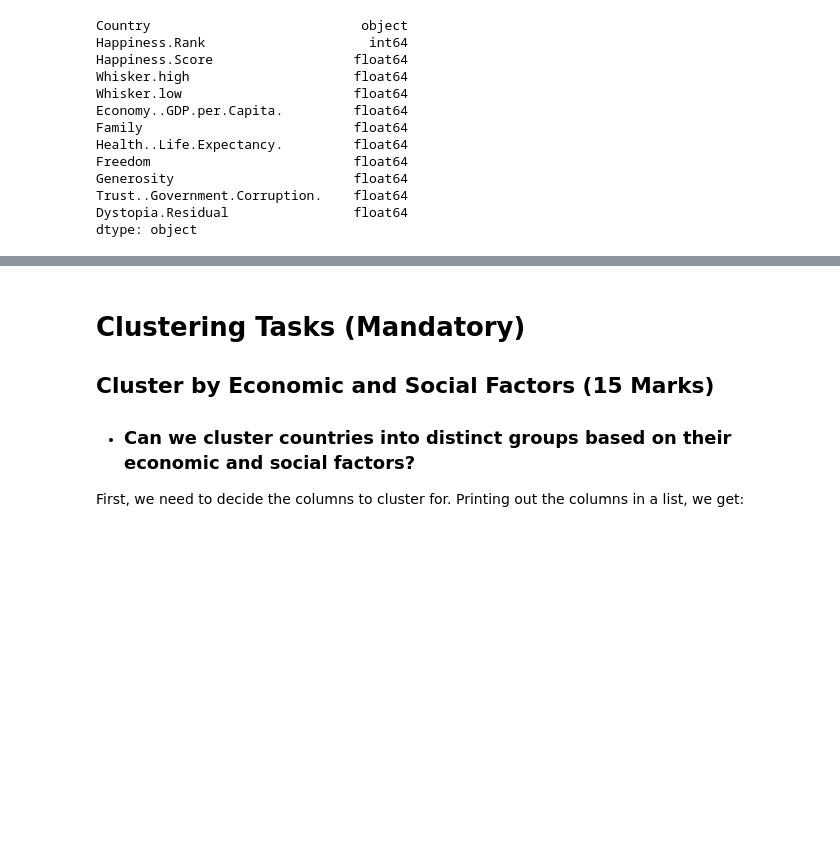
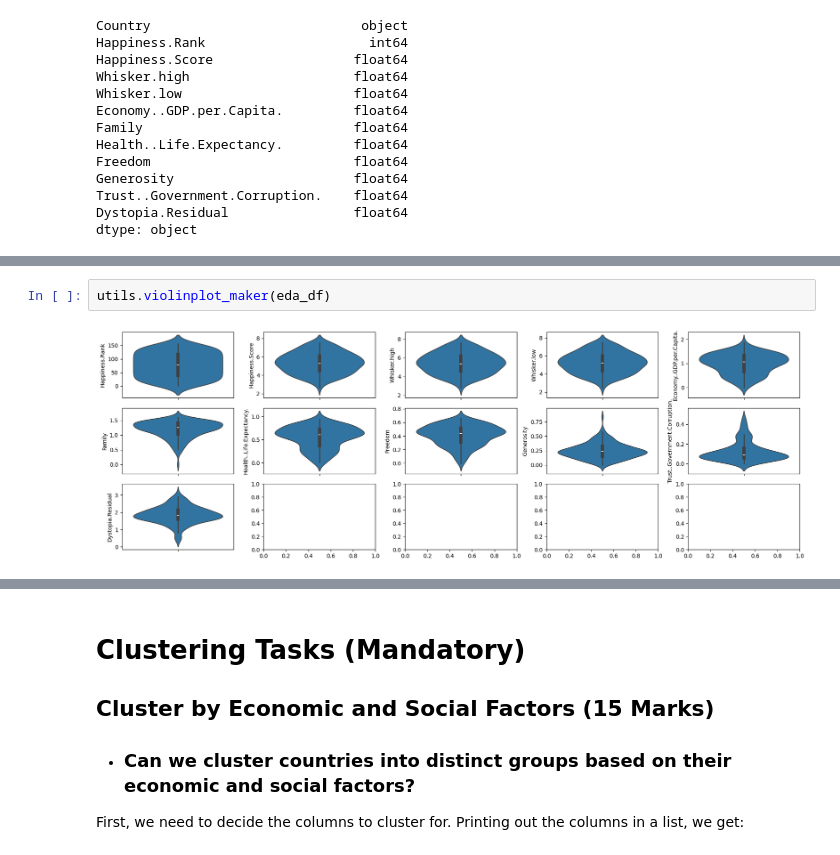
Before and after one commit to Vovegog/IBE400---Group-Project, a Jupyter notebook: groupProject.ipynb, the cells around one changed output, grey strips where cells are left out. Saved outputs shown, nothing was run; the diff lists cells and outputs as text; blank space fills up the shorter version.

```diff
--- a/groupProject.ipynb
+++ b/groupProject.ipynb
@@ -88,0 +99,4 @@ dtype: object
+# %%
+utils.violinplot_maker(eda_df)
+# %% [output]
+[figure, added]
```
Also changed, not shown: parts of 11 cells of this notebook, 1 other file.
